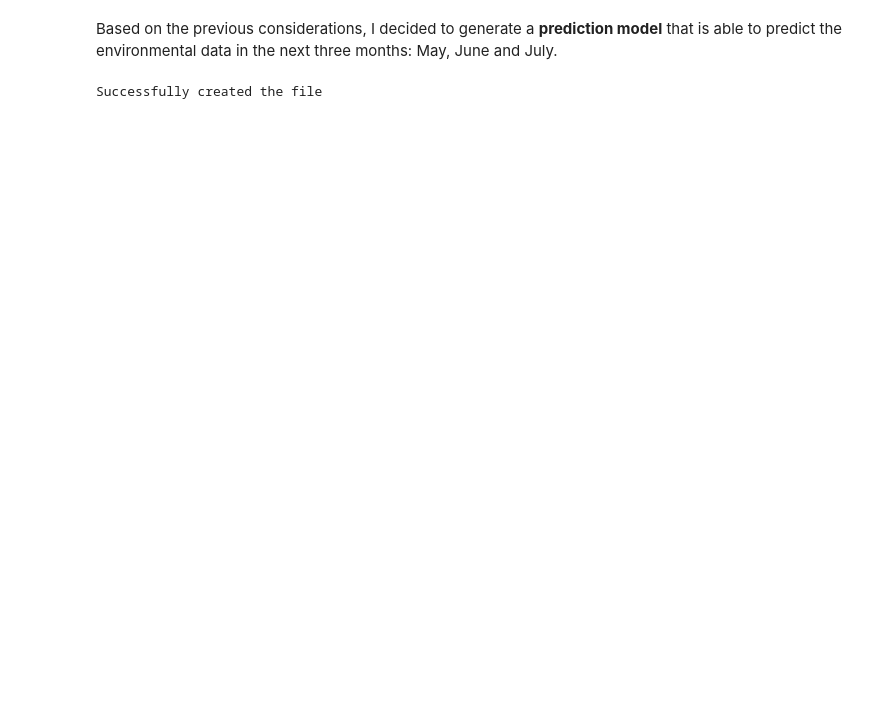
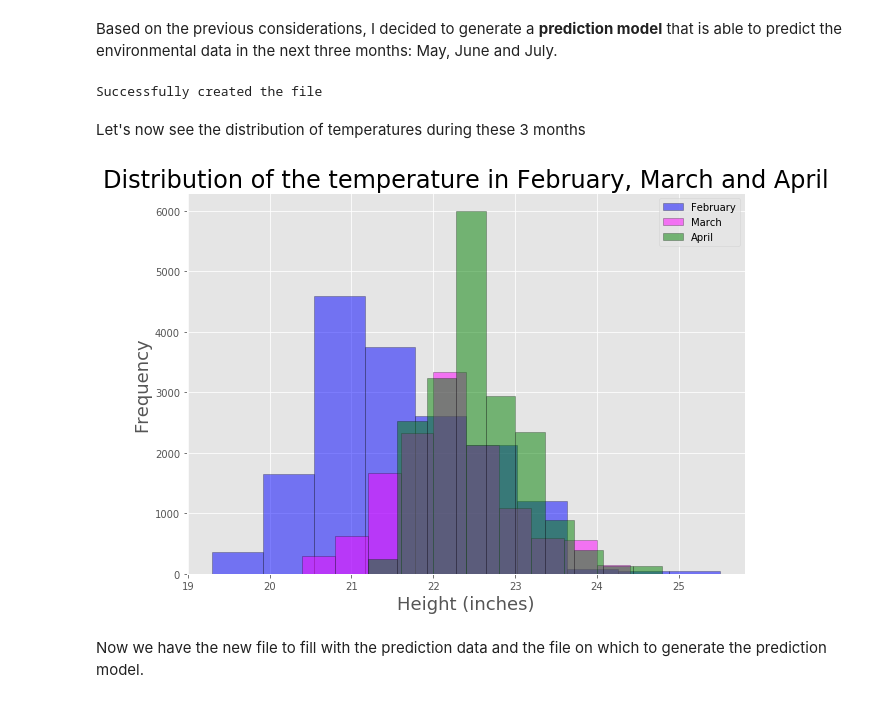
Before and after one commit to IvanComp/EDA-EnterpriseDataAnalytics-project, a Jupyter notebook: Jupyter Notebooks/3 - Preparing the Environmental dataset for predictions.ipynb, the cells around one changed output. Drawn from its saved outputs; the diff is of its cells as text; code cells hidden in the pictures; blank space fills up the shorter version.

```diff
--- a/Jupyter Notebooks/3 - Preparing the Environmental dataset for predictions.ipynb
+++ b/Jupyter Notebooks/3 - Preparing the Environmental dataset for predictions.ipynb
@@ -276,3 +283,19 @@ else:
     print ("Successfully created the file")
 # %% [output]
 Successfully created the file
+# %% [markdown]
+Let's now see the distribution of temperatures during these 3 months
+# %%
+plt.style.use('ggplot')
+df = pd.read_csv("../Ivan Compagnucci/EDA-EnterpriseDataAnalytics-project/Data/Prediction data/environmental.csv")
+df[df['Month']=='Feb'].environmental_temperature.plot(kind='hist',color='blue',edgecolor='black',alpha=0.5,figsize=(10,7))
+df[df['Month']=='Mar'].environmental_temperature.plot(kind='hist',color='magenta',edgecolor='black',alpha=0.5,figsize=(10,7))
+df[df['Month']=='Apr'].environmental_temperature.plot(kind='hist',color='green',edgecolor='black',alpha=0.5,figsize=(10,7))
+plt.legend(labels=['February','March','April'])
+plt.title('Distribution of the temperature in February, March and April', size=24)
+plt.xlabel('Height (inches)', size=18)
+plt.ylabel('Frequency', size=18);
+# %% [output]
+[figure, added]
+# %% [markdown]
+Now we have the new file to fill with the prediction data and the file on which to generate the prediction model.
```
Also changed, not shown: parts of 8 cells of this notebook, 2 other files.
